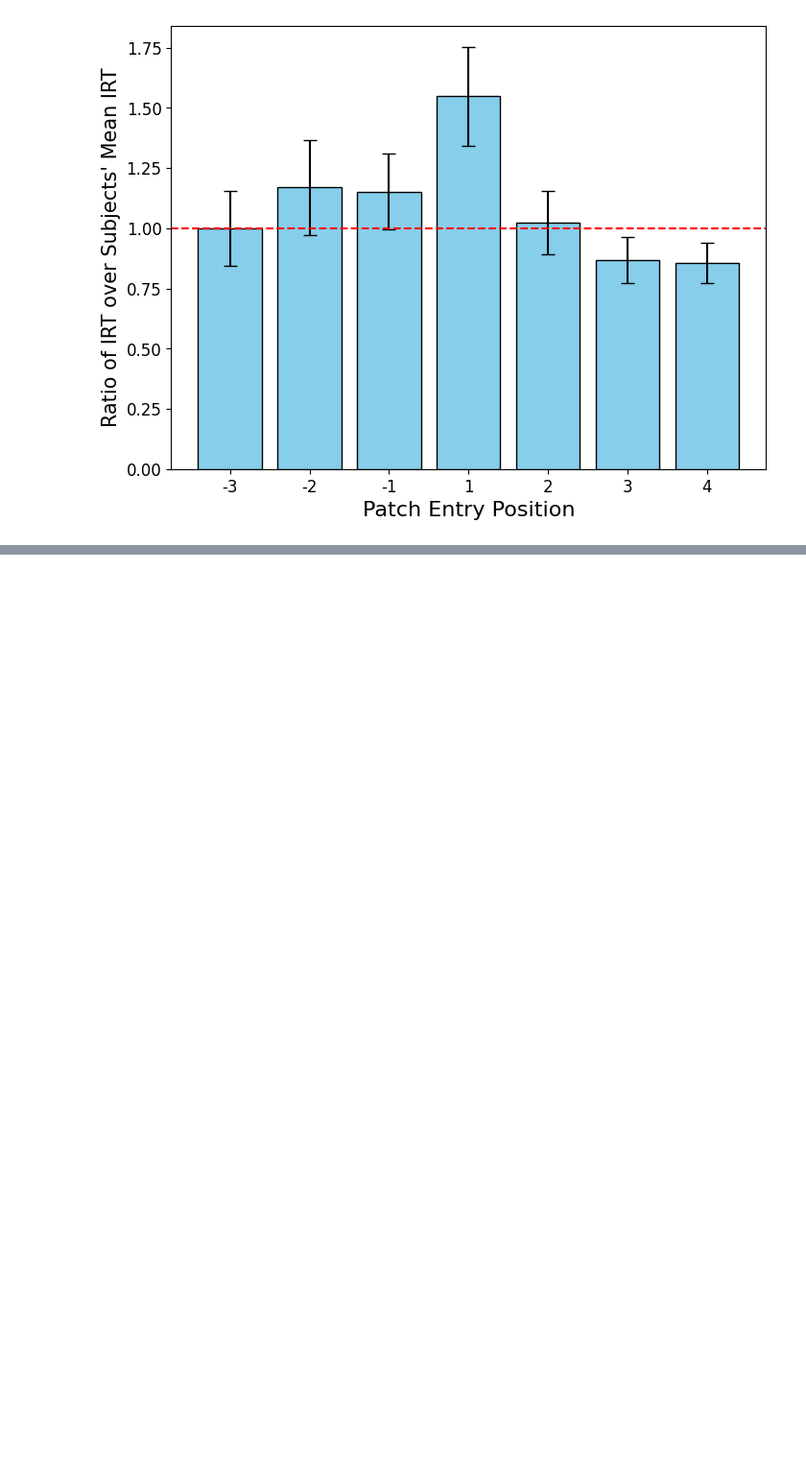
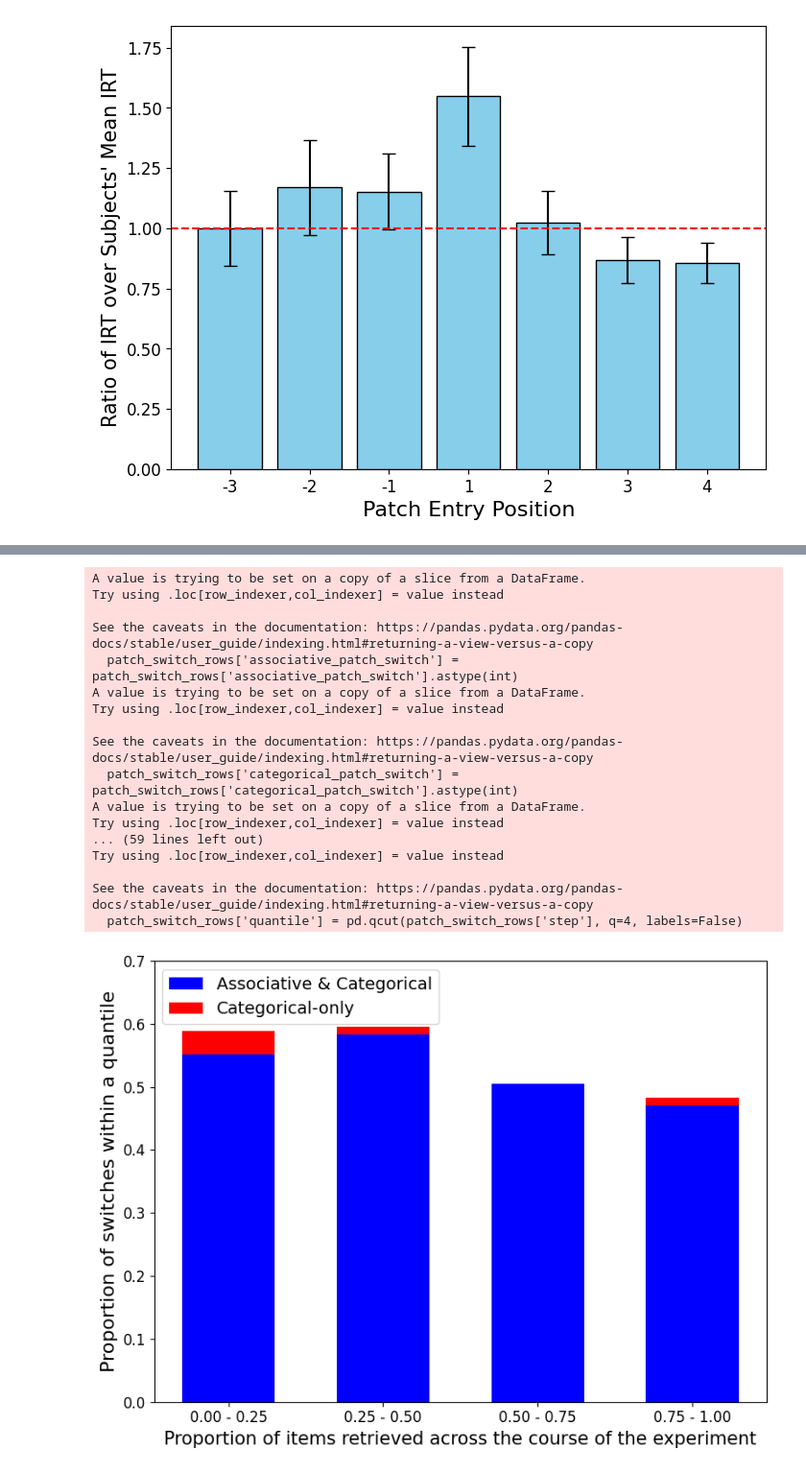
Before and after one commit to sun-wendy/semantic-search, a Jupyter notebook: irt_analysis.ipynb, the cells around one changed output, grey strips where cells are left out. Shown: that part at 96% size. Saved outputs shown, nothing was run; the diff lists cells and outputs as text; code cells hidden in the pictures; blank space fills up the shorter version.

```diff
--- a/irt_analysis.ipynb
+++ b/irt_analysis.ipynb
@@ -205,0 +349,21 @@ plot_irt('results/random_walks_human')
+# %%
+plot_patch_switch('results/random_walks_llm')
+# %% [output]
+A value is trying to be set on a copy of a slice from a DataFrame.
+Try using .loc[row_indexer,col_indexer] = value instead
+
+See the caveats in the documentation: https://pandas.pydata.org/pandas-docs/stable/user_guide/indexing.html#returning-a-view-versus-a-copy
+  patch_switch_rows['associative_patch_switch'] = patch_switch_rows['associative_patch_switch'].astype(int)
+A value is trying to be set on a copy of a slice from a DataFrame.
+Try using .loc[row_indexer,col_indexer] = value instead
+
+See the caveats in the documentation: https://pandas.pydata.org/pandas-docs/stable/user_guide/indexing.html#returning-a-view-versus-a-copy
+  patch_switch_rows['categorical_patch_switch'] = patch_switch_rows['categorical_patch_switch'].astype(int)
+A value is trying to be set on a copy of a slice from a DataFrame.
+Try using .loc[row_indexer,col_indexer] = value instead
+... (59 lines left out)
+Try using .loc[row_indexer,col_indexer] = value instead
+
+See the caveats in the documentation: https://pandas.pydata.org/pandas-docs/stable/user_guide/indexing.html#returning-a-view-versus-a-copy
+  patch_switch_rows['quantile'] = pd.qcut(patch_switch_rows['step'], q=4, labels=False)
+[figure, added]
```
Also changed, not shown: parts of 8 cells of this notebook, 3 other files.
